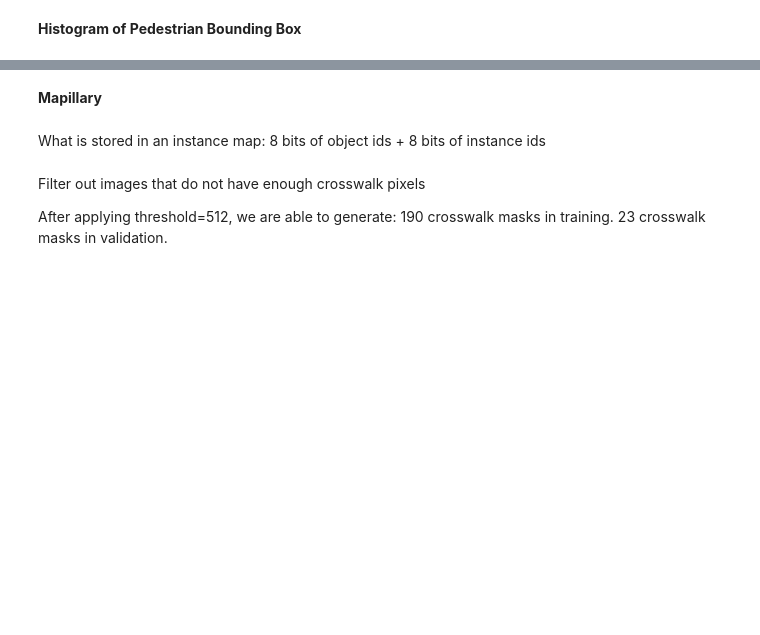
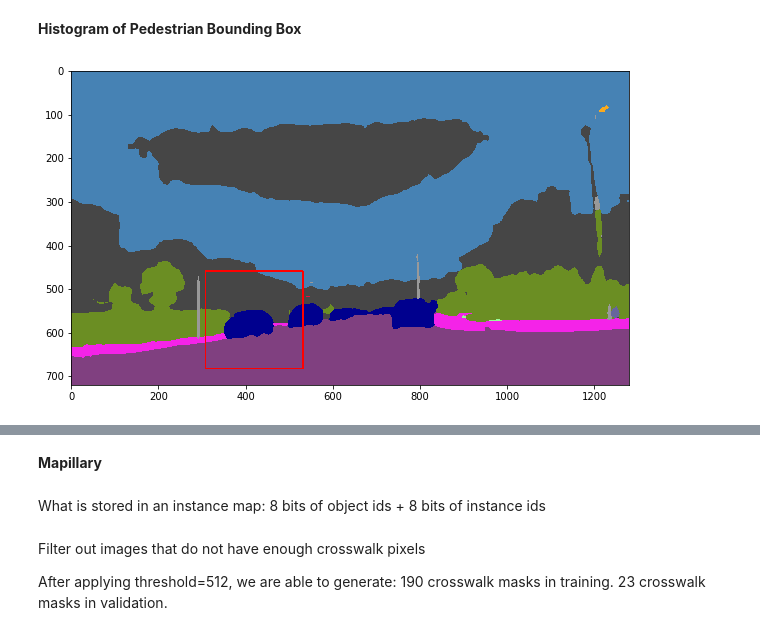
Before and after one commit to kelvinuknowhu/pedestrian-prediction, a Jupyter notebook: drn/Experiment.ipynb, the cells around one changed output, grey strips where cells are left out. Cells and saved outputs as stored; diff of their text form; code cells hidden in the pictures; blank space fills up the shorter version.

```diff
--- a/drn/Experiment.ipynb
+++ b/drn/Experiment.ipynb
@@ -20,8 +11,8 @@ for jpg in os.listdir(data_dir):
 # %% [markdown]
 **Histogram of Pedestrian Bounding Box**
 # %%
-sample_img = 'datasets/bdd/seg/presentation/d0109b85-00000000.png'
-sample_img_color = 'datasets/bdd/seg/presentation/d0109b85-00000000_test_color.png'
+sample_img = 'presentation/bdd_label_id.png'
+sample_img_color = 'presentation/bdd_label_color.png'
 image = np.array(Image.open(sample_img))
 image_color = np.array(Image.open(sample_img_color))
 # %%
@@ -35,11 +26,12 @@ tr = [center_x + size / 2, center_y - size / 2]
 points = np.array([tl, bl, br, tr], dtype=np.int32)
 # %%
 line_color = (255, 0, 0)
-cv2.polylines(image_color, [points], True, line_color, 2)
+image_color = cv2.polylines(image_color, [points], True, line_color, 2)
 # %%
 figure(figsize=(10, 10))
 imshow(image_color)
-savefig("bounding_box.png")
+# %% [output]
+[figure, added]
 # %%
 left_x = int(center_x - size / 2)
 right_x = int(center_x + size / 2)
```
Also changed, not shown: parts of 3 cells of this notebook.
